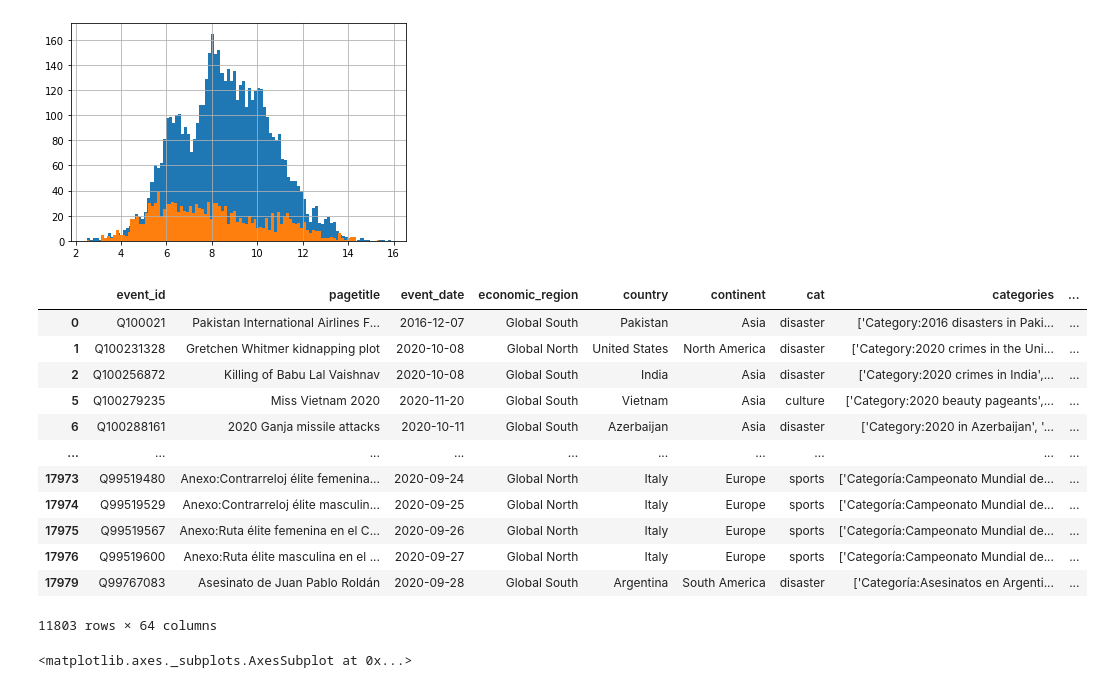
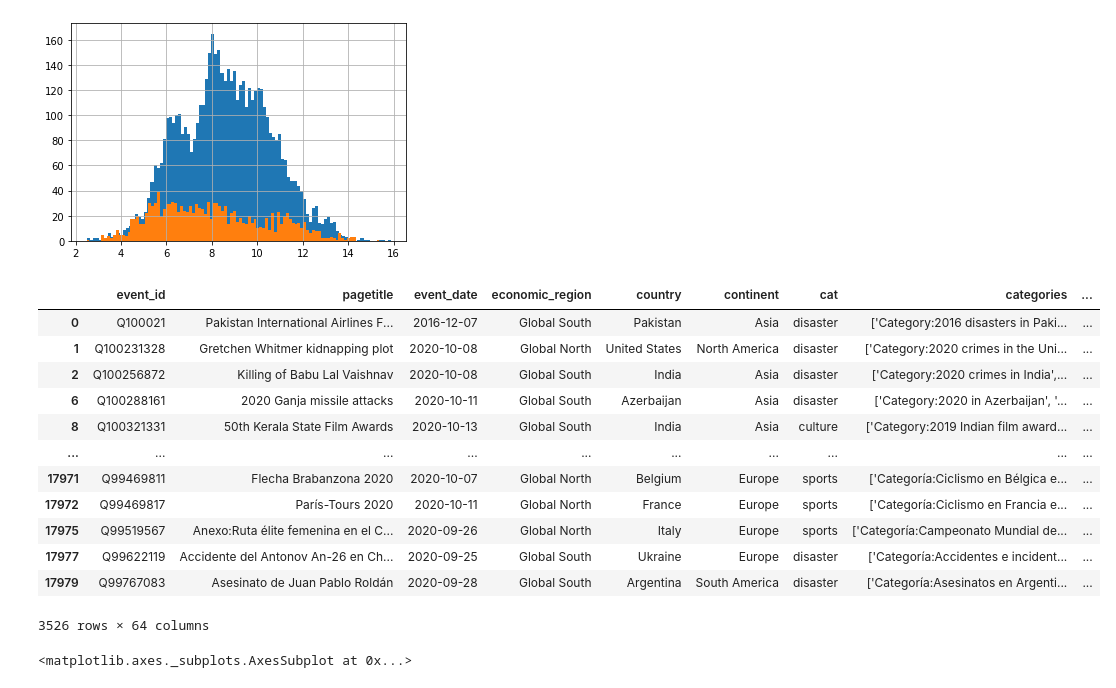
Before and after one commit to ruptho/wiki-event-bias, a Jupyter notebook: newsvalues.ipynb, the cells around one changed output. Drawn from its saved outputs; the diff is of its cells as text; code cells hidden in the pictures.

```diff
--- a/newsvalues.ipynb
+++ b/newsvalues.ipynb
@@ -228,21 +267,21 @@ np.log1p(df_reg[~df_reg.planned & (df_reg.code == 'en')].views_7_sum).hist(bins=
 <matplotlib.axes._subplots.AxesSubplot at 0x...>
 [figure]
 # %%
-df_reg[~df_reg.surprise]
+df_reg[~df_reg.planned]
 # %% [output]
 |  | event_id | pagetitle | event_date | economic_region | country | continent | cat | categories | ... |
 | 0 | Q100021 | Pakistan International Airlines F... | 2016-12-07 | Global South | Pakistan | Asia | disaster | ['Category:2016 disasters in Paki... | ... |
 | 1 | Q100231328 | Gretchen Whitmer kidnapping plot | 2020-10-08 | Global North | United States | North America | disaster | ['Category:2020 crimes in the Uni... | ... |
 | 2 | Q100256872 | Killing of Babu Lal Vaishnav | 2020-10-08 | Global South | India | Asia | disaster | ['Category:2020 crimes in India',... | ... |
-| 5 | Q100279235 | Miss Vietnam 2020 | 2020-11-20 | Global South | Vietnam | Asia | culture | ['Category:2020 beauty pageants',... | ... |
 | 6 | Q100288161 | 2020 Ganja missile attacks | 2020-10-11 | Global South | Azerbaijan | Asia | disaster | ['Category:2020 in Azerbaijan', '... | ... |
+| 8 | Q100321331 | 50th Kerala State Film Awards | 2020-10-13 | Global South | India | Asia | culture | ['Category:2019 Indian film award... | ... |
 | ... | ... | ... | ... | ... | ... | ... | ... | ... | ... |
-| 17973 | Q99519480 | Anexo:Contrarreloj élite femenina... | 2020-09-24 | Global North | Italy | Europe | sports | ['Categoría:Campeonato Mundial de... | ... |
-| 17974 | Q99519529 | Anexo:Contrarreloj élite masculin... | 2020-09-25 | Global North | Italy | Europe | sports | ['Categoría:Campeonato Mundial de... | ... |
+| 17971 | Q99469811 | Flecha Brabanzona 2020 | 2020-10-07 | Global North | Belgium | Europe | sports | ['Categoría:Ciclismo en Bélgica e... | ... |
+| 17972 | Q99469817 | París-Tours 2020 | 2020-10-11 | Global North | France | Europe | sports | ['Categoría:Ciclismo en Francia e... | ... |
 | 17975 | Q99519567 | Anexo:Ruta élite femenina en el C... | 2020-09-26 | Global North | Italy | Europe | sports | ['Categoría:Campeonato Mundial de... | ... |
-| 17976 | Q99519600 | Anexo:Ruta élite masculina en el ... | 2020-09-27 | Global North | Italy | Europe | sports | ['Categoría:Campeonato Mundial de... | ... |
+| 17977 | Q99622119 | Accidente del Antonov An-26 en Ch... | 2020-09-25 | Global South | Ukraine | Europe | disaster | ['Categoría:Accidentes e incident... | ... |
 | 17979 | Q99767083 | Asesinato de Juan Pablo Roldán | 2020-09-28 | Global South | Argentina | South America | disaster | ['Categoría:Asesinatos en Argenti... | ... |
-11803 rows × 64 columns
+3526 rows × 64 columns
 # %%
 np.log1p(df_reg[~df_reg.surprise & (df_reg.code == 'en')].views_7_sum).hist(bins=100)
 np.log1p(df_reg[df_reg.surprise & (df_reg.code == 'en')].views_7_sum).hist(bins=100)
```
Also changed, not shown: parts of 14 cells of this notebook, 5 other files.
